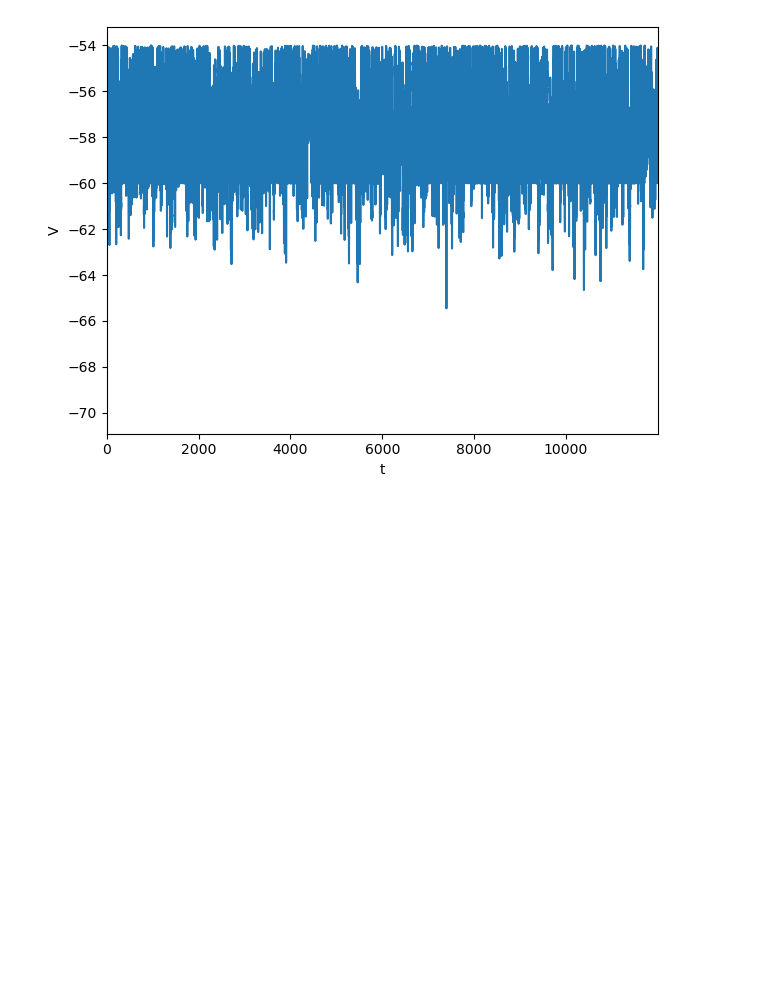
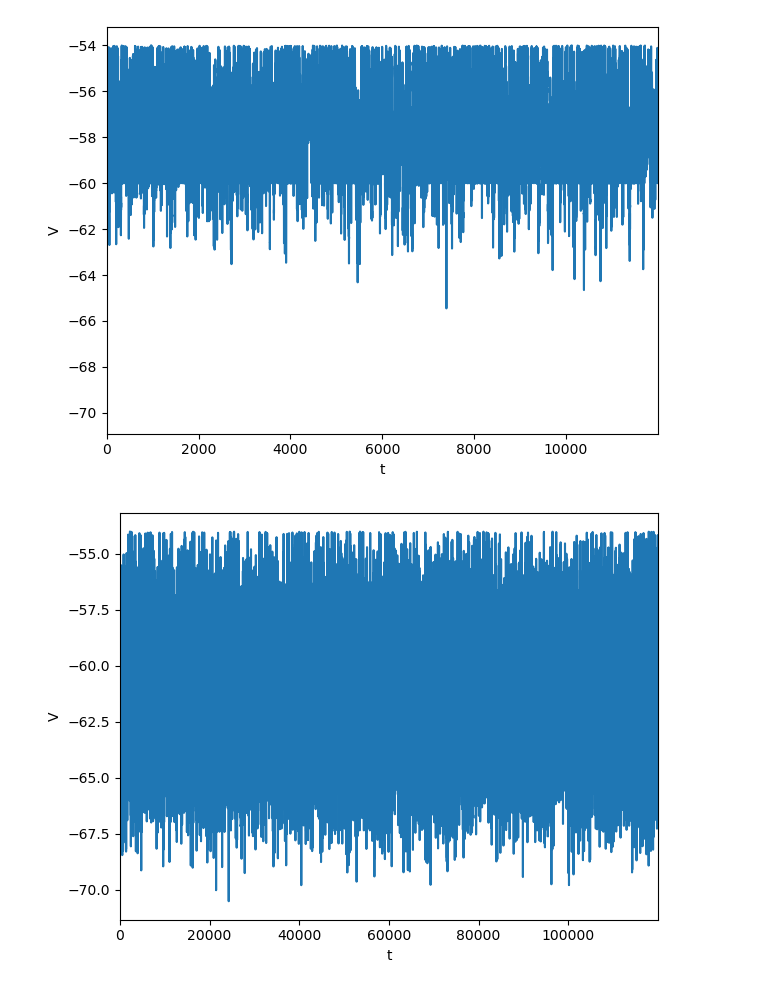
Before and after one commit to yuesha-yc/Conductance-Neurons, a Jupyter notebook: python_analysis/example_plot.ipynb, the cells around one changed output. Cells and saved outputs as stored; diff of their text form; code cells hidden in the pictures; blank space fills up the shorter version.

```diff
--- a/python_analysis/example_plot.ipynb
+++ b/python_analysis/example_plot.ipynb
@@ -144,3 +144,9 @@ trials2[0][1]['V'].shape
 plot_tv(trials2, {"nu_x": 4}, t_key="t", v_key="V", x_show_ratio=1.0)
 # %% [output]
 [figure]
+# %%
+trials = collect_data("../outputs/conductance/single_lif/nu_x_linear/20251010-162013-liOHlbit-nu_x_linear")
+# %%
+plot_tv(trials, {"nu_x": 4}, t_key="t", v_key="V", x_show_ratio=1.0)
+# %% [output]
+[figure, added]
```
Also changed, not shown: parts of 12 cells of this notebook, 7 other files.
